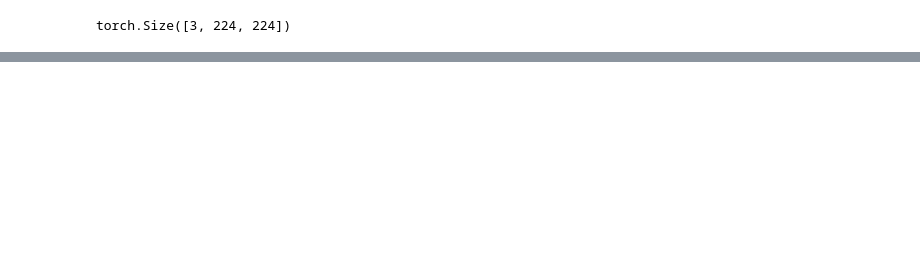
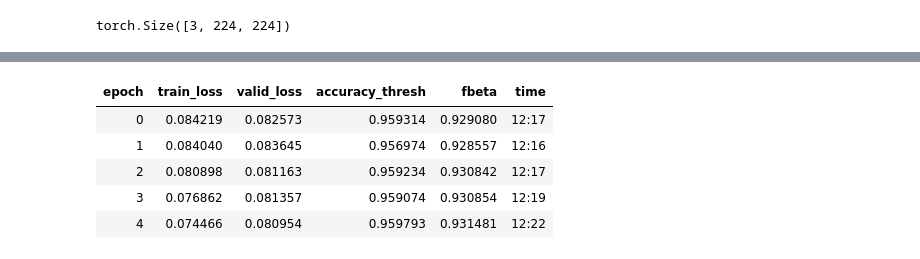
Before and after one commit to siddhantsangwan/amazon_classification, a Jupyter notebook: planet_amazon.ipynb, the cells around one changed output, grey strips where cells are left out. Drawn from its saved outputs; the diff is of its cells as text; code cells hidden in the pictures; blank space fills up the shorter version.

```diff
--- a/planet_amazon.ipynb
+++ b/planet_amazon.ipynb
@@ -115,0 +150,9 @@ torch.Size([3, 224, 224])
+# %%
+learn.fit_one_cycle(5, slice(1e-5, (1e-3)/5))
+# %% [output]
+| epoch | train_loss | valid_loss | accuracy_thresh | fbeta | time |
+| 0 | 0.084219 | 0.082573 | 0.959314 | 0.929080 | 12:17 |
+| 1 | 0.084040 | 0.083645 | 0.956974 | 0.928557 | 12:16 |
+| 2 | 0.080898 | 0.081163 | 0.959234 | 0.930842 | 12:17 |
+| 3 | 0.076862 | 0.081357 | 0.959074 | 0.930854 | 12:19 |
+| 4 | 0.074466 | 0.080954 | 0.959793 | 0.931481 | 12:22 |
```
Also changed, not shown: parts of 11 cells of this notebook.
